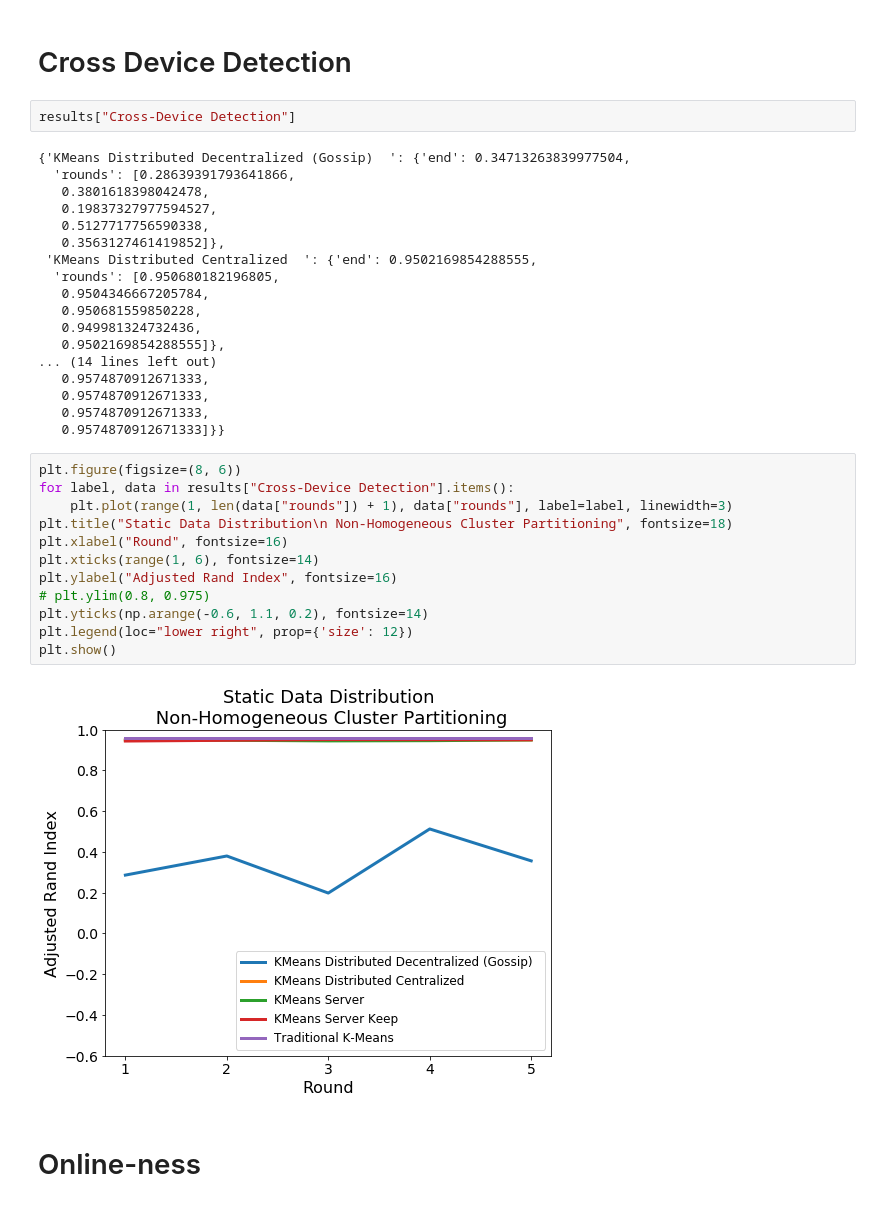
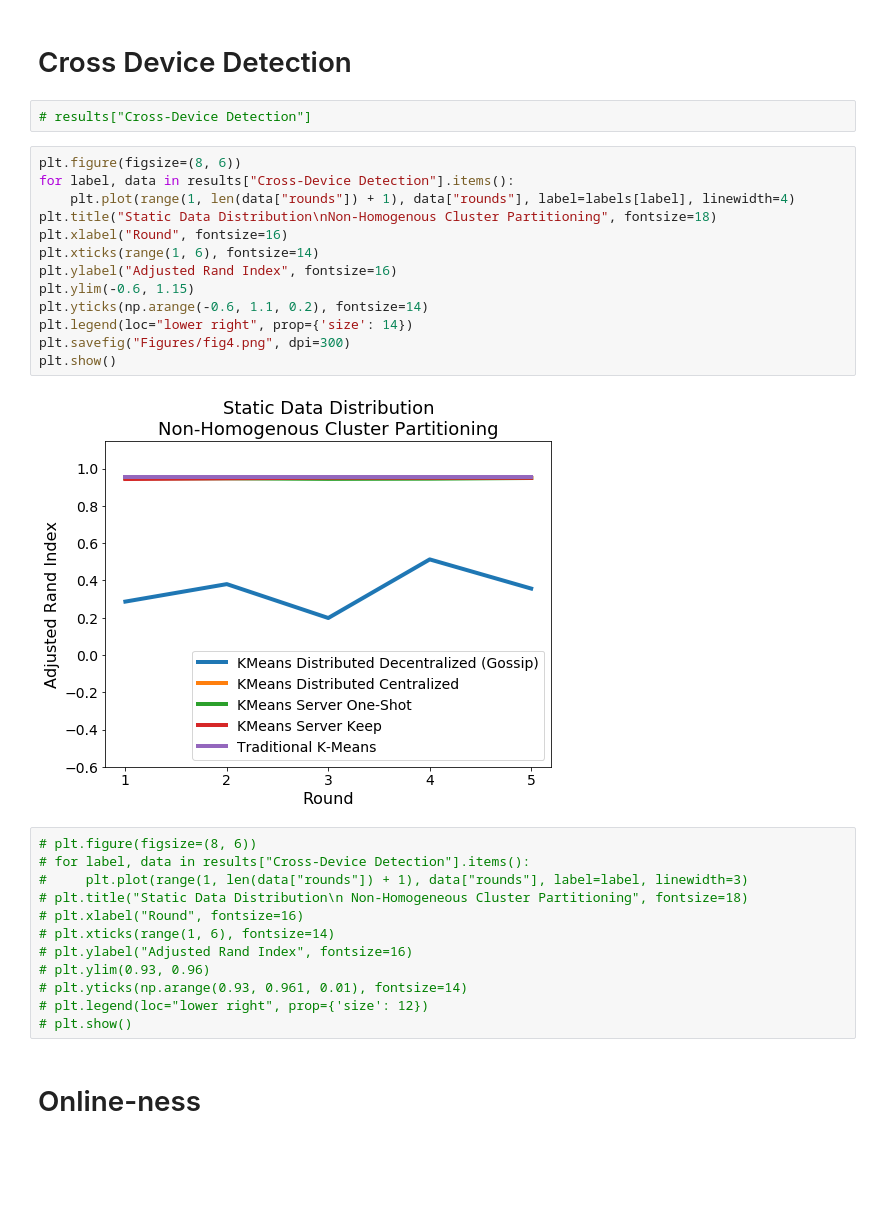
Before and after one commit to Danieltech99/CS-242-Clustering, a Jupyter notebook: generate_figures.ipynb, the cells around one changed output. Drawn from its saved outputs; the diff is of its cells as text; blank space fills up the shorter version.

```diff
--- a/generate_figures.ipynb
+++ b/generate_figures.ipynb
@@ -103,39 +145,34 @@ plt.show()
 # %% [markdown]
 # Cross Device Detection
 # %%
-results["Cross-Device Detection"]
+# results["Cross-Device Detection"]
-# %% [output]
-{'KMeans Distributed Decentralized (Gossip)  ': {'end': 0.34713263839977504,
-  'rounds': [0.28639391793641866,
-   0.3801618398042478,
-   0.19837327977594527,
-   0.5127717756590338,
-   0.3563127461419852]},
- 'KMeans Distributed Centralized  ': {'end': 0.9502169854288555,
-  'rounds': [0.950680182196805,
-   0.9504346667205784,
-   0.950681559850228,
-   0.949981324732436,
-   0.9502169854288555]},
-... (14 lines left out)
-   0.9574870912671333,
-   0.9574870912671333,
-   0.9574870912671333,
-   0.9574870912671333]}}
+# %%
+plt.figure(figsize=(8, 6))
+for label, data in results["Cross-Device Detection"].items():
+    plt.plot(range(1, len(data["rounds"]) + 1), data["rounds"], label=labels[label], linewidth=4)
+plt.title("Static Data Distribution\nNon-Homogenous Cluster Partitioning", fontsize=18)
+plt.xlabel("Round", fontsize=16)
+plt.xticks(range(1, 6), fontsize=14)
+plt.ylabel("Adjusted Rand Index", fontsize=16)
+plt.ylim(-0.6, 1.15)
+plt.yticks(np.arange(-0.6, 1.1, 0.2), fontsize=14)
+plt.legend(loc="lower right", prop={'size': 14})
+plt.savefig("Figures/fig4.png", dpi=300)
+plt.show()
+# %% [output]
+[figure, added]
 # %%
-plt.figure(figsize=(8, 6))
-for label, data in results["Cross-Device Detection"].items():
-    plt.plot(range(1, len(data["rounds"]) + 1), data["rounds"], label=label, linewidth=3)
-plt.title("Static Data Distribution\n Non-Homogeneous Cluster Partitioning", fontsize=18)
-plt.xlabel("Round", fontsize=16)
-plt.xticks(range(1, 6), fontsize=14)
-plt.ylabel("Adjusted Rand Index", fontsize=16)
-# plt.ylim(0.8, 0.975)
-plt.yticks(np.arange(-0.6, 1.1, 0.2), fontsize=14)
-plt.legend(loc="lower right", prop={'size': 12})
-plt.show()
+# plt.figure(figsize=(8, 6))
+# for label, data in results["Cross-Device Detection"].items():
+#     plt.plot(range(1, len(data["rounds"]) + 1), data["rounds"], label=label, linewidth=3)
+# plt.title("Static Data Distribution\n Non-Homogeneous Cluster Partitioning", fontsize=18)
+# plt.xlabel("Round", fontsize=16)
+# plt.xticks(range(1, 6), fontsize=14)
+# plt.ylabel("Adjusted Rand Index", fontsize=16)
+# plt.ylim(0.93, 0.96)
+# plt.yticks(np.arange(0.93, 0.961, 0.01), fontsize=14)
+# plt.legend(loc="lower right", prop={'size': 12})
+# plt.show()
-# %% [output]
-[figure, removed]
 # %% [markdown]
 # Online-ness
 # %%
```
Also changed, not shown: parts of 17 cells of this notebook, 9 other files.
